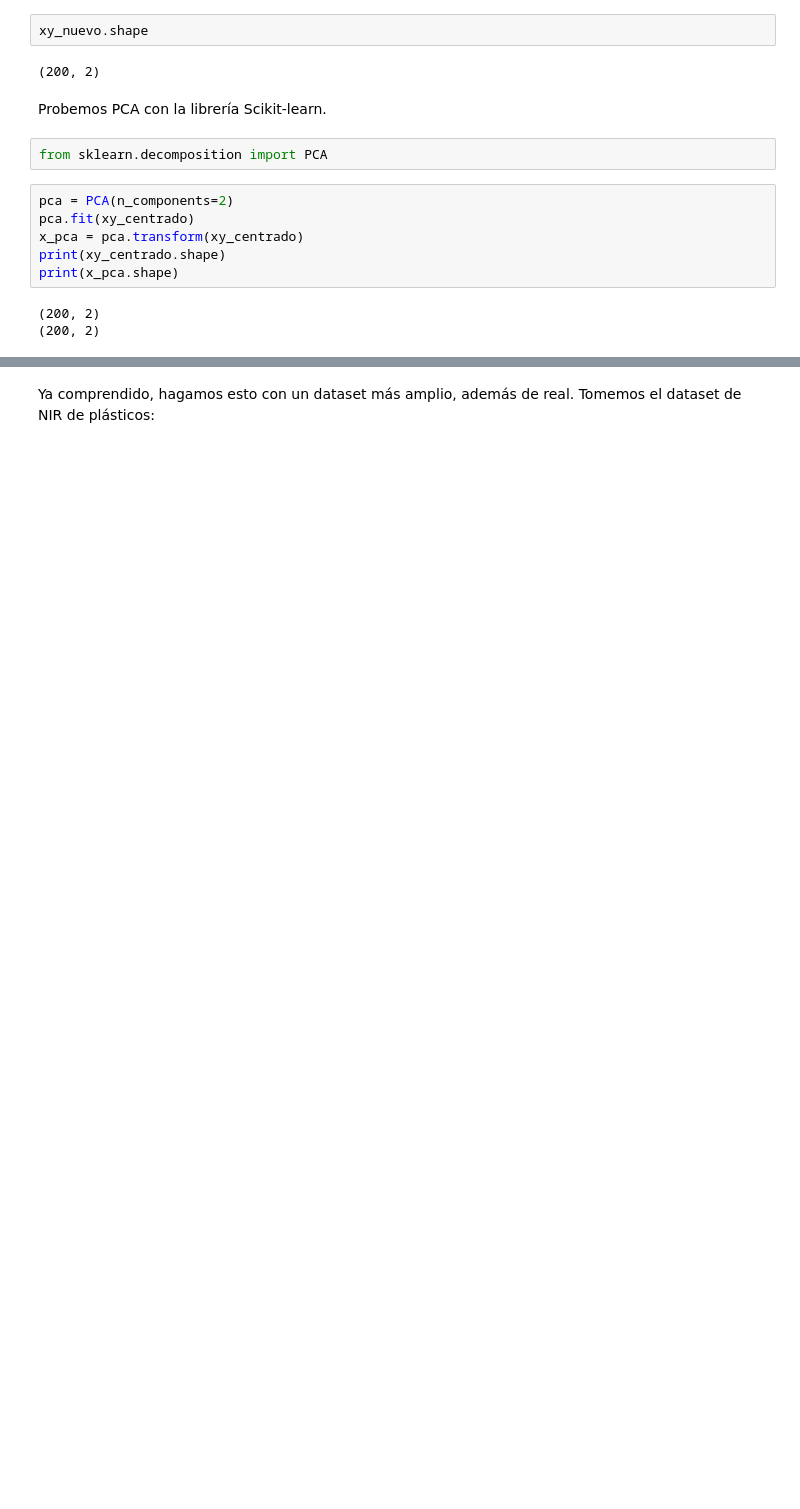
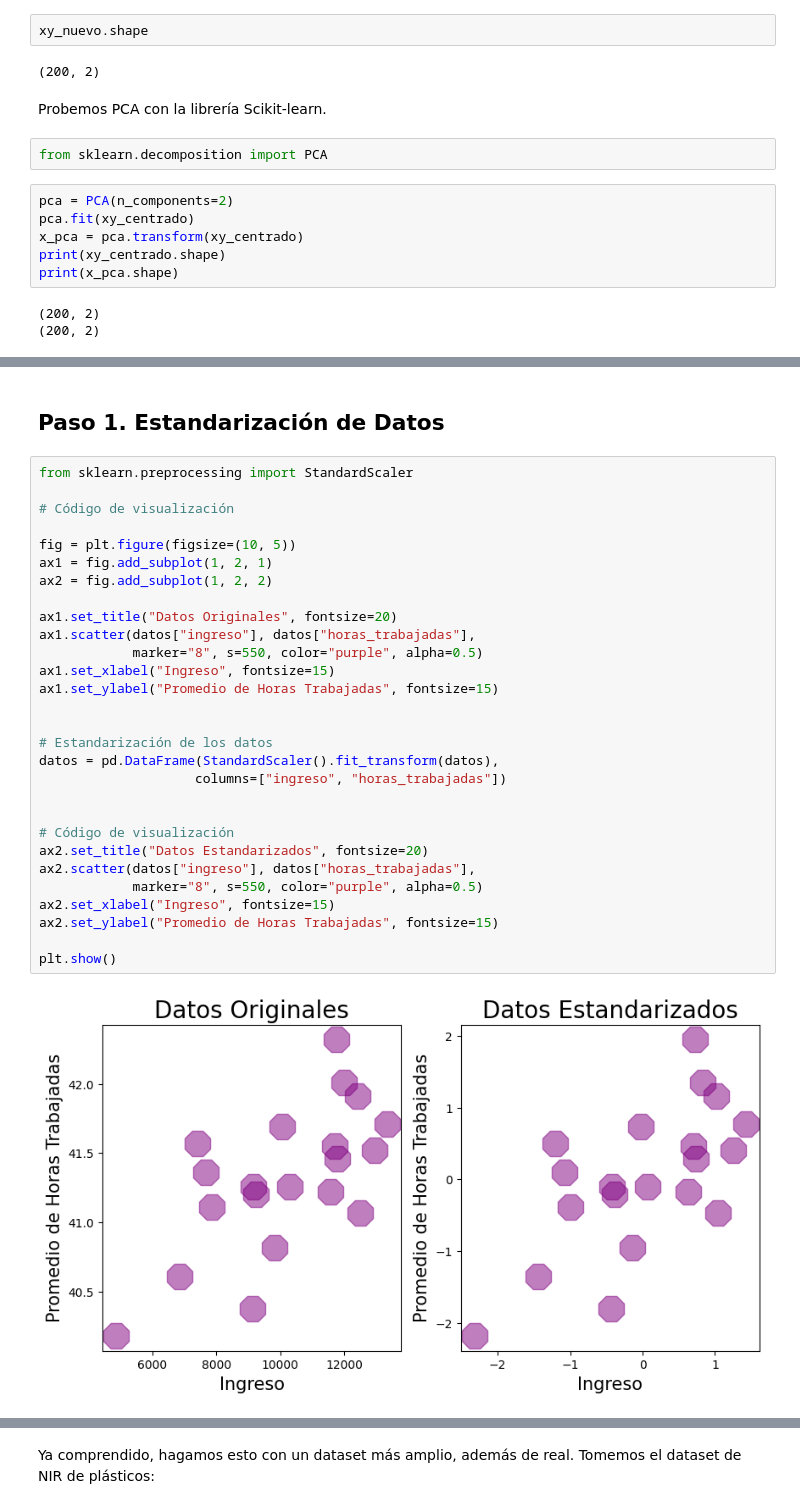
Before and after one commit to robertbarac/MatematicasParaRedesNeuronalesYQuimiometriaEnPythonDesdeCero, a Jupyter notebook: pca.ipynb, the cells around one changed output, grey strips where cells are left out. Saved outputs shown, nothing was run; the diff lists cells and outputs as text; blank space fills up the shorter version.

```diff
--- a/pca.ipynb
+++ b/pca.ipynb
@@ -207,0 +233,33 @@ print(x_pca.shape)
+# %% [markdown]
+## Paso 1. Estandarización de Datos
+# %%
+from sklearn.preprocessing import StandardScaler
+
+# Código de visualización
+
+fig = plt.figure(figsize=(10, 5))
+ax1 = fig.add_subplot(1, 2, 1)
+ax2 = fig.add_subplot(1, 2, 2)
+
+ax1.set_title("Datos Originales", fontsize=20)
+ax1.scatter(datos["ingreso"], datos["horas_trabajadas"],
+            marker="8", s=550, color="purple", alpha=0.5)
+ax1.set_xlabel("Ingreso", fontsize=15)
+ax1.set_ylabel("Promedio de Horas Trabajadas", fontsize=15)
+
+
+# Estandarización de los datos
+datos = pd.DataFrame(StandardScaler().fit_transform(datos),
+                    columns=["ingreso", "horas_trabajadas"])
+
+
+# Código de visualización
+ax2.set_title("Datos Estandarizados", fontsize=20)
+ax2.scatter(datos["ingreso"], datos["horas_trabajadas"],
+            marker="8", s=550, color="purple", alpha=0.5)
+ax2.set_xlabel("Ingreso", fontsize=15)
+ax2.set_ylabel("Promedio de Horas Trabajadas", fontsize=15)
+
+plt.show()
+# %% [output]
+[figure, added]
```
Also changed, not shown: parts of 25 cells of this notebook, 2 other files.
